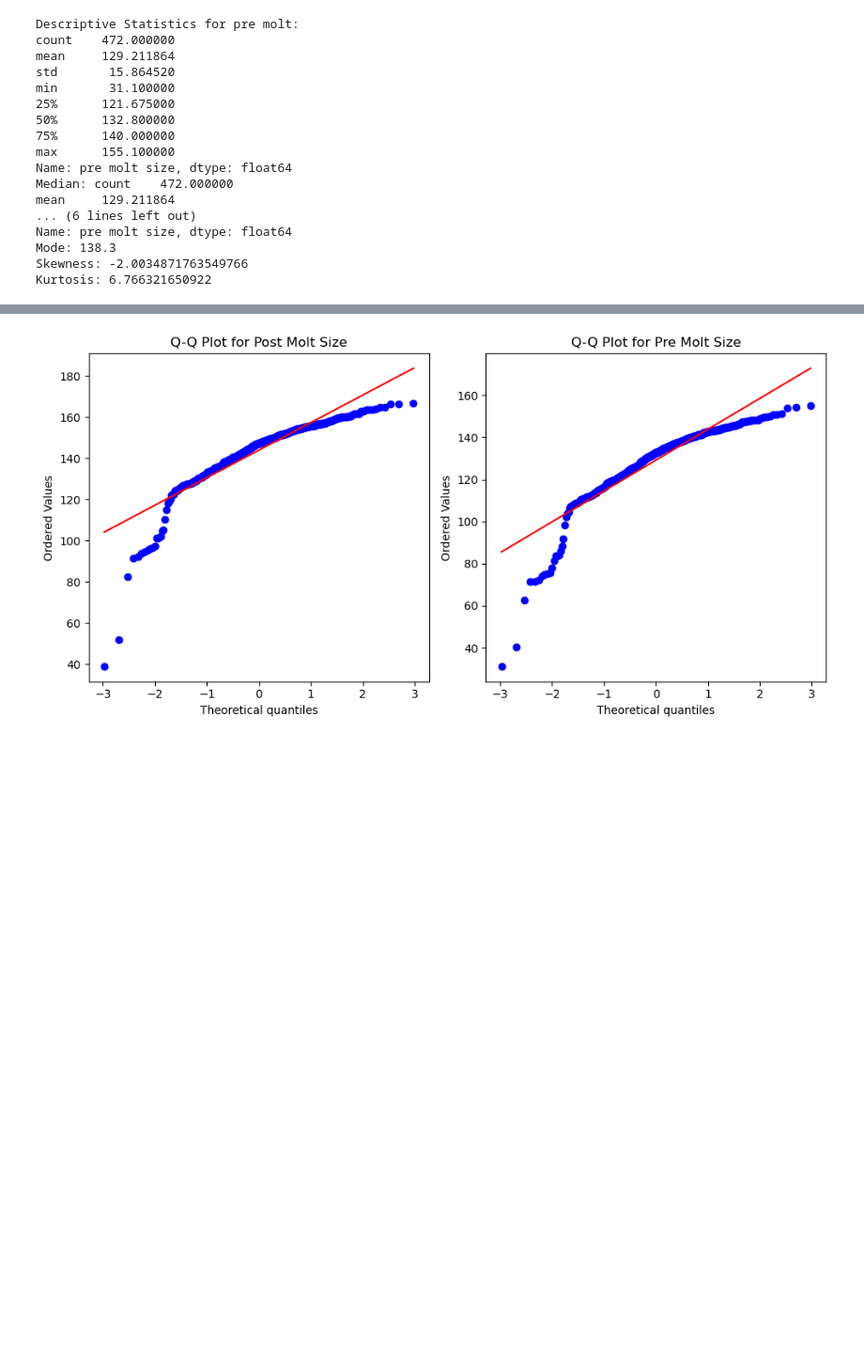
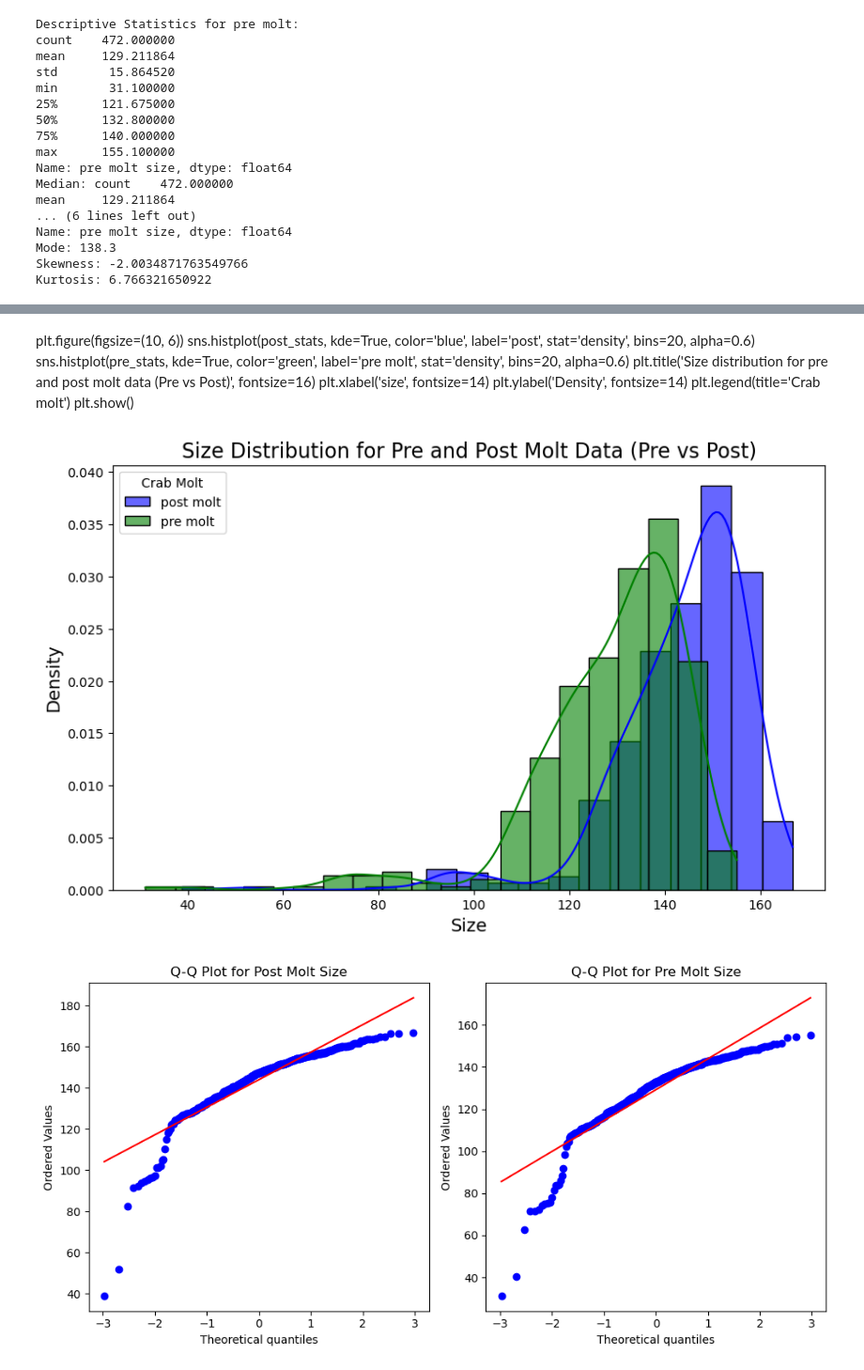
Before and after one commit to iamshreyash/advstats_Crab_molt_data, a Jupyter notebook: Crab_molt_proj1.ipynb, the cells around one changed output, grey strips where cells are left out. Shown at 94% size. Cells and saved outputs as stored; diff of their text form; code cells hidden in the pictures; blank space fills up the shorter version.

```diff
--- a/Crab_molt_proj1.ipynb
+++ b/Crab_molt_proj1.ipynb
@@ -119,3 +113,33 @@ plt.show()
+# %% [markdown]
+plt.figure(figsize=(10, 6))
+sns.histplot(post_stats, kde=True, color='blue', label='post', stat='density', bins=20, alpha=0.6)
+sns.histplot(pre_stats, kde=True, color='green', label='pre molt', stat='density', bins=20, alpha=0.6)
+plt.title('Size distribution for pre and post molt data (Pre vs Post)', fontsize=16)
+plt.xlabel('size', fontsize=14)
+plt.ylabel('Density', fontsize=14)
+plt.legend(title='Crab molt')
+plt.show()
+# %%
+plt.figure(figsize=(10, 6))
+
+# Plot post molt size distribution
+sns.histplot(df['post molt size'], kde=True, color='blue', label='post molt', stat='density', bins=20, alpha=0.6)
+
+# Plot pre molt size distribution
+sns.histplot(df['pre molt size'], kde=True, color='green', label='pre molt', stat='density', bins=20, alpha=0.6)
+
+# Add titles and labels
+plt.title('Size Distribution for Pre and Post Molt Data (Pre vs Post)', fontsize=16)
+plt.xlabel('Size', fontsize=14)
+plt.ylabel('Density', fontsize=14)
+
+# Add legend
+plt.legend(title='Crab Molt')
+
+# Show the plot
+plt.show()
+# %% [output]
+[figure, added]
 # %%
 import matplotlib.pyplot as plt
 import scipy.stats as stats
```
Also changed, not shown: parts of 7 cells of this notebook.
